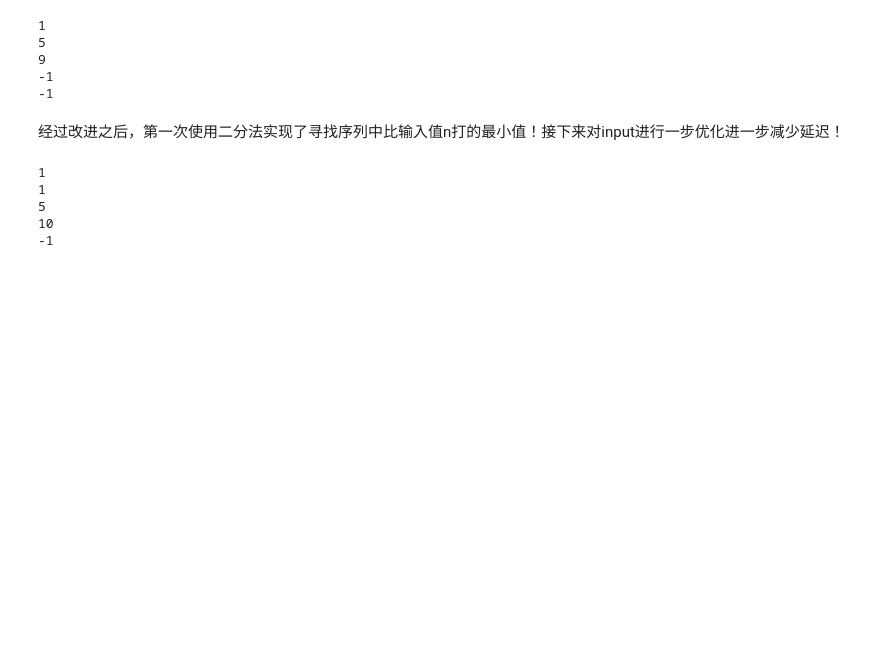
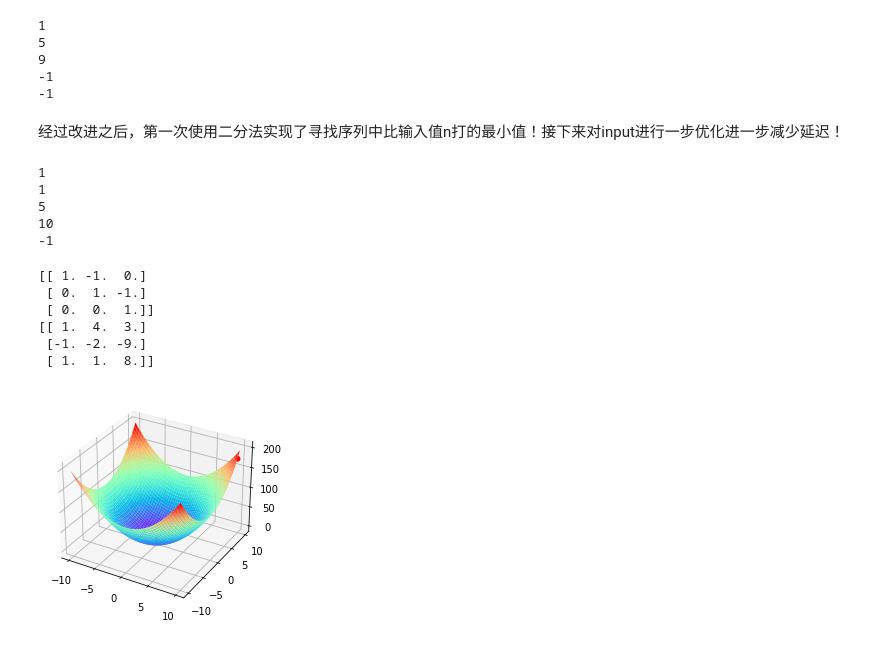
Before and after one commit to LLYniku/NumPy-Study, a Jupyter notebook: test.ipynb, the cells around one changed output. Cells and saved outputs as stored; diff of their text form; code cells hidden in the pictures; blank space fills up the shorter version.

```diff
--- a/test.ipynb
+++ b/test.ipynb
@@ -772,3 +769,55 @@ for j in range(x):#每一个a中的值于A中的一个值比较   A[x]参考值5
 5
 10
 -1
+# %%
+import numpy as np
+a = np.array([[1,2,-1],[0,-1,0],[1,0,7]])
+Q = np.array([[1,1,1],[0,1,1],[0,0,1]])
+Q2 = np.linalg.inv(Q)
+print(Q2)
+b = np.matmul(a,Q)
+c = np.matmul(Q2,b)
+a*b
+print(c)
+# %% [output]
+[[ 1. -1.  0.]
+ [ 0.  1. -1.]
+ [ 0.  0.  1.]]
+[[ 1.  4.  3.]
+ [-1. -2. -9.]
+ [ 1.  1.  8.]]
+# %%
+import numpy as np
+import matplotlib.pyplot as plt
+ax=plt.axes(projection='3d')
+def f(x):
+    return x[0][0]**2+x[0][1]**2
+def gf(x):
+    '''函数梯度'''
+    return 2*x
+def H(x):
+    '''Hession矩阵'''
+    h=np.array([[2,0],
+                [0,2]])
+    return h
+x=np.arange(-10,10,0.1)
+y=np.arange(-10,10,0.1)
+x,y=np.meshgrid(x,y)
+z=x**2+y**2
+x0=np.mat([10,9]).T
+xt=[x0]
+for i in range(10):
+    x0=x0-np.dot(np.linalg.inv(H(x0)),gf(x0))
+    xt.append(x0)
+xt_x=[]
+xt_y=[]
+xt_z=[]
+for i in xt:
+    xt_x.append(i[0][0])
+    xt_y.append(i[1][0])
+    xt_z.append(i[0][0]**2+i[1][0]**2)
+ax.plot_surface(x,y,z,cmap='rainbow')
+ax.scatter(xt_x,xt_y,xt_z,color='red')
+plt.show()
+# %% [output]
+[figure, added]
```
Also changed, not shown: parts of 15 cells of this notebook, 3 other files.
